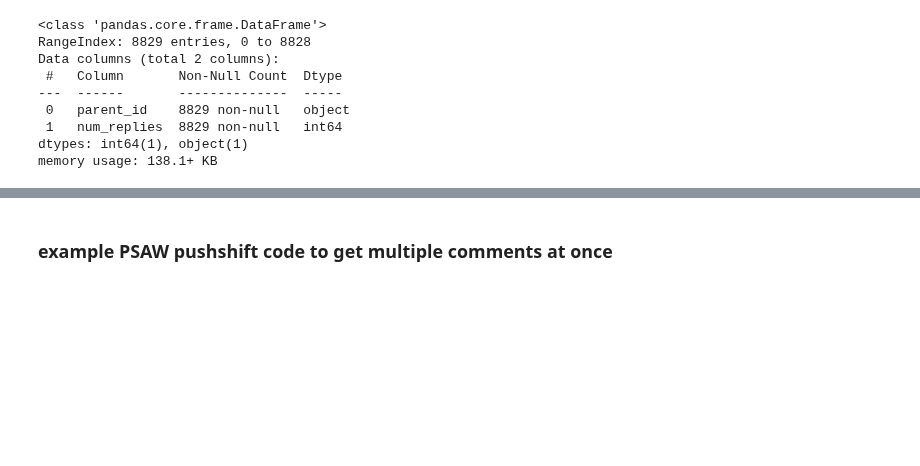
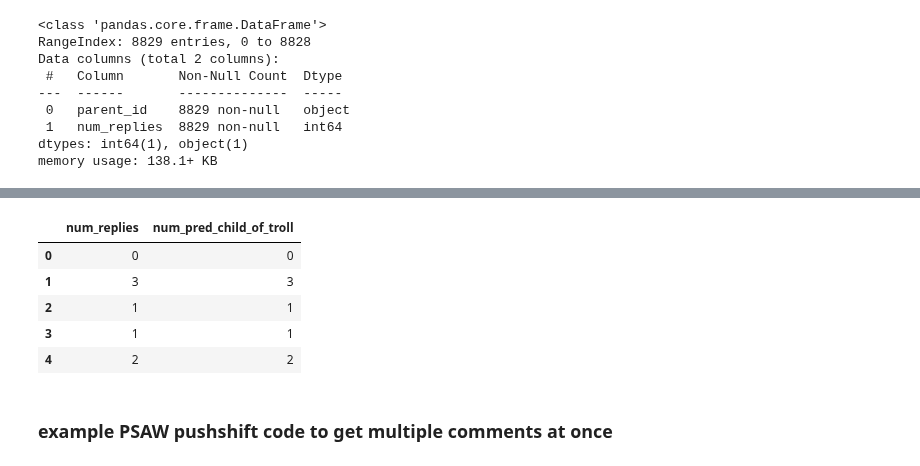
Before and after one commit to cfdv/troll_classifier, a Jupyter notebook: diffuse_child_of_troll_to_parent_to_classify.ipynb, the cells around one changed output, grey strips where cells are left out. Saved outputs shown, nothing was run; the diff lists cells and outputs as text; code cells hidden in the pictures; blank space fills up the shorter version.

```diff
--- a/diffuse_child_of_troll_to_parent_to_classify.ipynb
+++ b/diffuse_child_of_troll_to_parent_to_classify.ipynb
@@ -710,3 +652,18 @@ toplevel_parent_reply_counts_df = pd.DataFrame(
+# %%
+# add these columns to X_train and fit with brf
+#corpus_ordered_num_replies_num_pred_child_of_troll.head()
+Xcsdt = np.hstack([
+    X,
+    comms[['controversiality', 'score', 'norm_depth']].fillna(0).values,
+    corpus_ordered_num_replies_num_pred_child_of_troll.fillna(0).values
+])
+# %% [output]
+|  | num_replies | num_pred_child_of_troll |
+| 0 | 0 | 0 |
+| 1 | 3 | 3 |
+| 2 | 1 | 1 |
+| 3 | 1 | 1 |
+| 4 | 2 | 2 |
 # %%
 columns = ['t13', 'id', 'num_replies', 'top_level?']
 toplevel_parent_reply_counts_df = pd.DataFrame(
```
Also changed, not shown: parts of 12 cells of this notebook.
